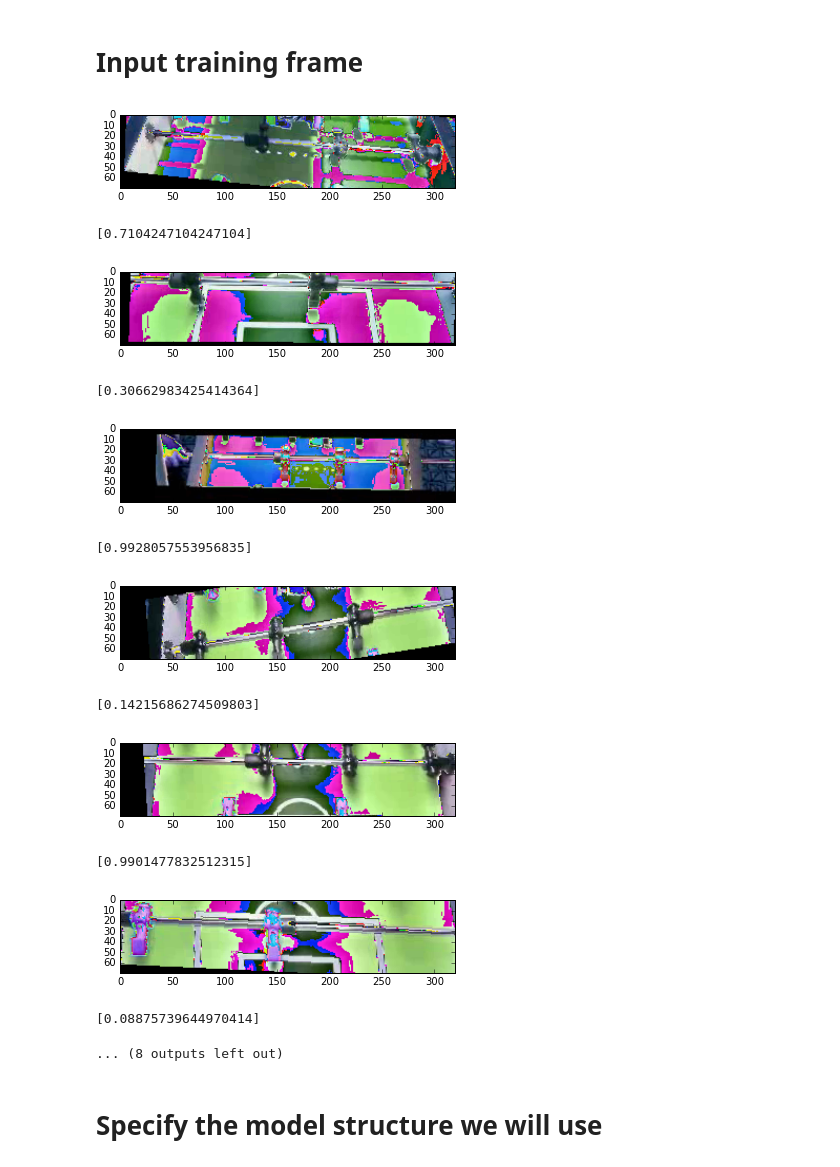
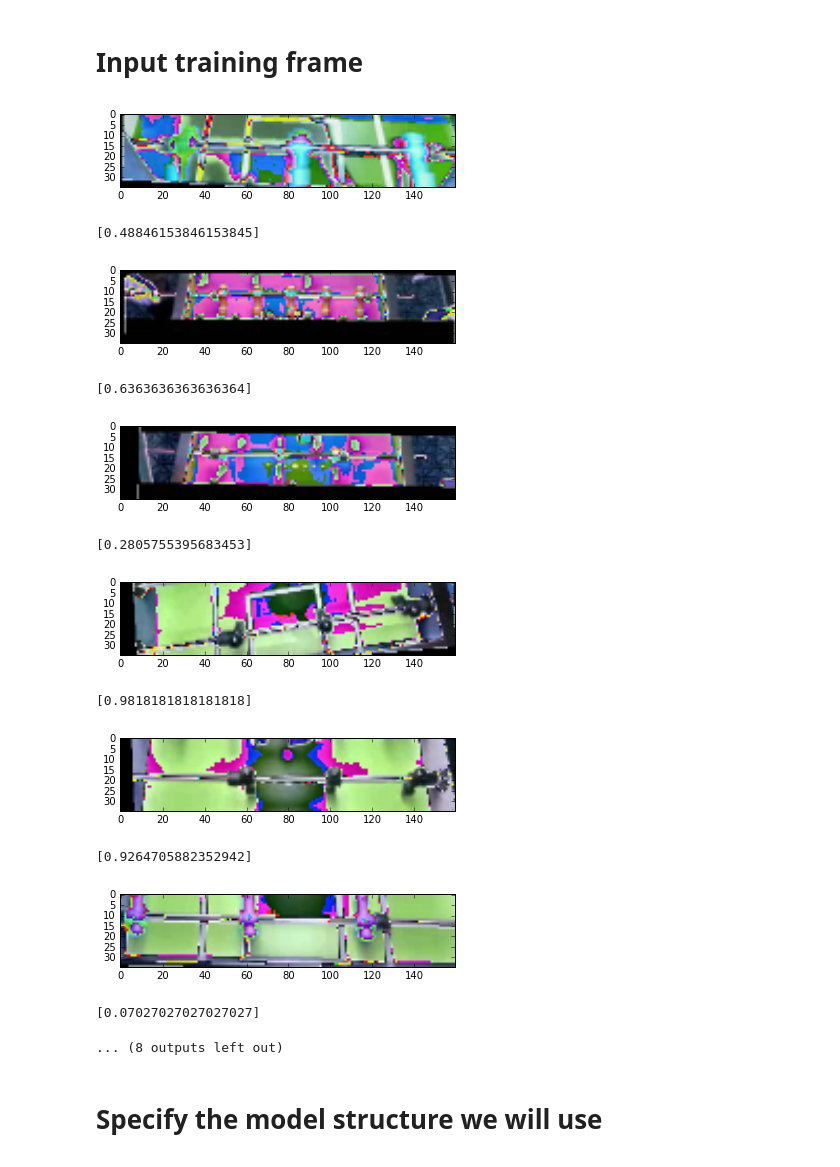
Before and after one commit to glmcdona/FoosAI, a Jupyter notebook: Code/Training/TrainingRodModel.ipynb, the cells around one changed output. Cells and saved outputs as stored; diff of their text form; code cells hidden in the pictures.

```diff
--- a/Code/Training/TrainingRodModel.ipynb
+++ b/Code/Training/TrainingRodModel.ipynb
@@ -46,7 +46,7 @@ pp = pprint.PrettyPrinter(depth=6)
 
 
 # Create the image transformer
-transformer = VideoTransform( zoom_range=0.1, rotation_range=5, width_shift_range=0.1, height_shift_range=0.1, shear_range= 0.1, fill_mode='constant', vertical_flip=False, horizontal_flip=True, horizontal_flip_invert_indices = [], horizontal_flip_reverse_indices = [0], data_format='channels_last', random_crop=(70,320) )
+transformer = VideoTransform( zoom_range=0.05, rotation_range=3, width_shift_range=0.05, height_shift_range=0.05, shear_range= 0.05, fill_mode='constant', vertical_flip=False, horizontal_flip=True, horizontal_flip_invert_indices = [], horizontal_flip_reverse_indices = [0], data_format='channels_last', random_crop=(70,320), resize=(35,160) )
 
 
 # Paths relative to current python file.
@@ -286,46 +350,47 @@ import matplotlib.image as mpimg
 import matplotlib.pyplot as plt
 import cv2
 import pandas as pd
 %matplotlib inline
 
 #training.move_first_training_frame()
 
 for k in range(10):
     (frame, position, reset) = training.get_next_training_frame()
+
     data = np.zeros(shape=(np.shape(frame)[1], np.shape(frame)[2] * np.shape(frame)[0], 3), dtype=np.float32)
     for i in range(np.shape(frame)[0]):
         tmp = frame[i,:,:,:]
         data[:,i*np.shape(frame)[2]:(i+1)*np.shape(frame)[2],:] = tmp
 
 
-    plt.imshow(data)
+    plt.imshow(data, 'gray')
     plt.show()
     pp.pprint(position)
 
 #training.move_first_training_frame()
 
 print("Shape of training input:")
 pp.pprint(np.shape(frame))
 
 print("Shape of training output:")
 pp.pprint(np.shape(position))
 
 print("Corresponding Positions:")
 pd.DataFrame(position)
 pp.pprint(position)
 # %% [output]
-[figure, old version]
+[figure, new version]
-[0.7104247104247104]
+[0.48846153846153845]
-[figure, old version]
+[figure, new version]
-[0.30662983425414364]
+[0.6363636363636364]
-[figure, old version]
+[figure, new version]
-[0.9928057553956835]
+[0.2805755395683453]
-[figure, old version]
+[figure, new version]
-[0.14215686274509803]
+[0.9818181818181818]
-[figure, old version]
+[figure, new version]
-[0.9901477832512315]
+[0.9264705882352942]
-[figure, old version]
+[figure, new version]
-[0.08875739644970414]
+[0.07027027027027027]
 ... (8 outputs left out)
 # %% [markdown]
 # Specify the model structure we will use
```
Also changed, not shown: parts of 5 cells of this notebook, 5 other files.
